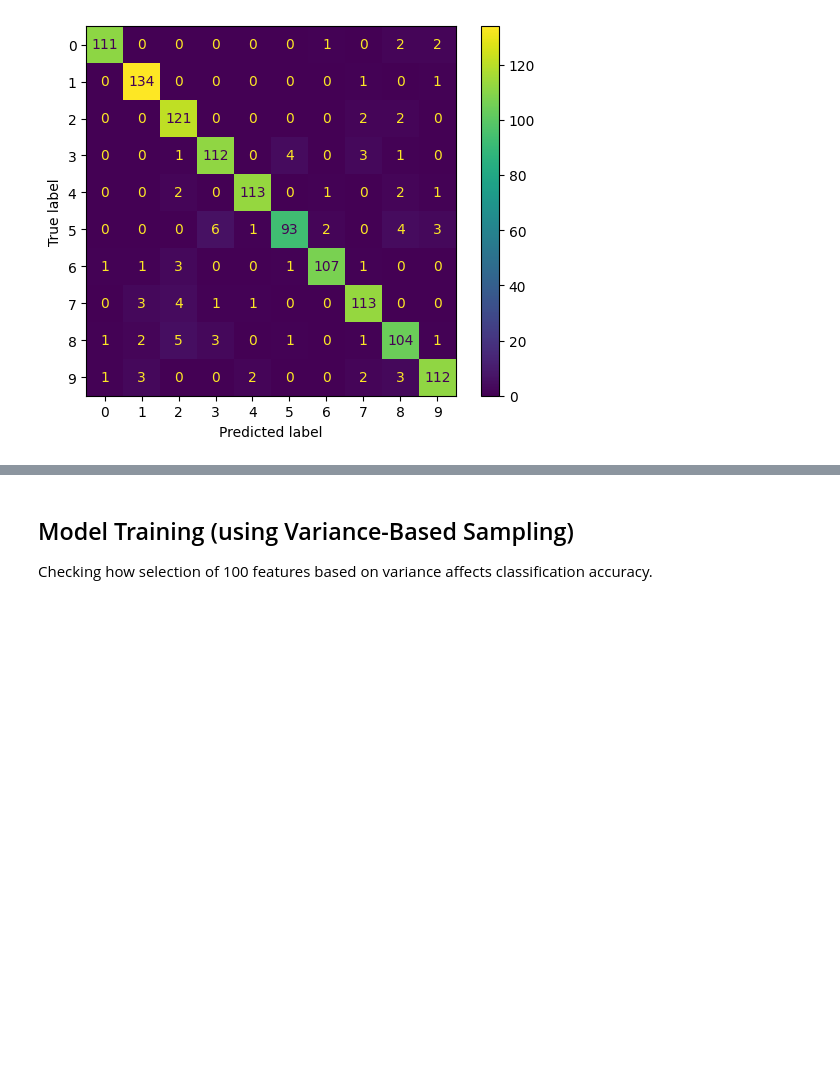
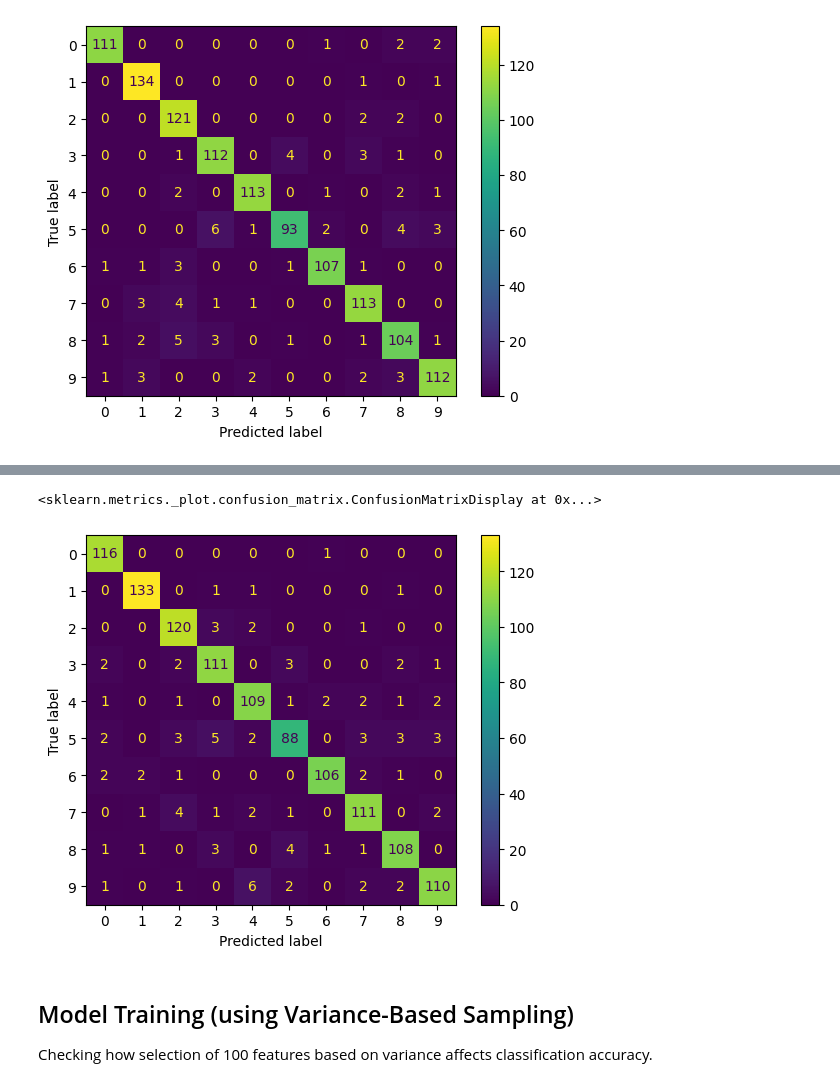
Before and after one commit to ThomasPrins1/MachineLearning_EE, a Jupyter notebook: Project_CE_IMG/project_notebook_with_gpu_accel.ipynb, the cells around one changed output, grey strips where cells are left out. Cells and saved outputs as stored; diff of their text form; code cells hidden in the pictures; blank space fills up the shorter version.

```diff
--- a/Project_CE_IMG/project_notebook_with_gpu_accel.ipynb
+++ b/Project_CE_IMG/project_notebook_with_gpu_accel.ipynb
@@ -591,3 +706,8 @@ ConfusionMatrixDisplay(cm_mlp_rnd_100, display_labels=range(10)).plot()
+# %%
+ConfusionMatrixDisplay(cm_mlp_test_rnd_100, display_labels=range(10)).plot()
+# %% [output]
+<sklearn.metrics._plot.confusion_matrix.ConfusionMatrixDisplay at 0x...>
+[figure, added]
 # %% [markdown]
 ## Model Training (using Variance-Based Sampling)
 Checking how selection of 100 features based on variance affects classification accuracy.
```
Also changed, not shown: parts of 28 cells of this notebook.
